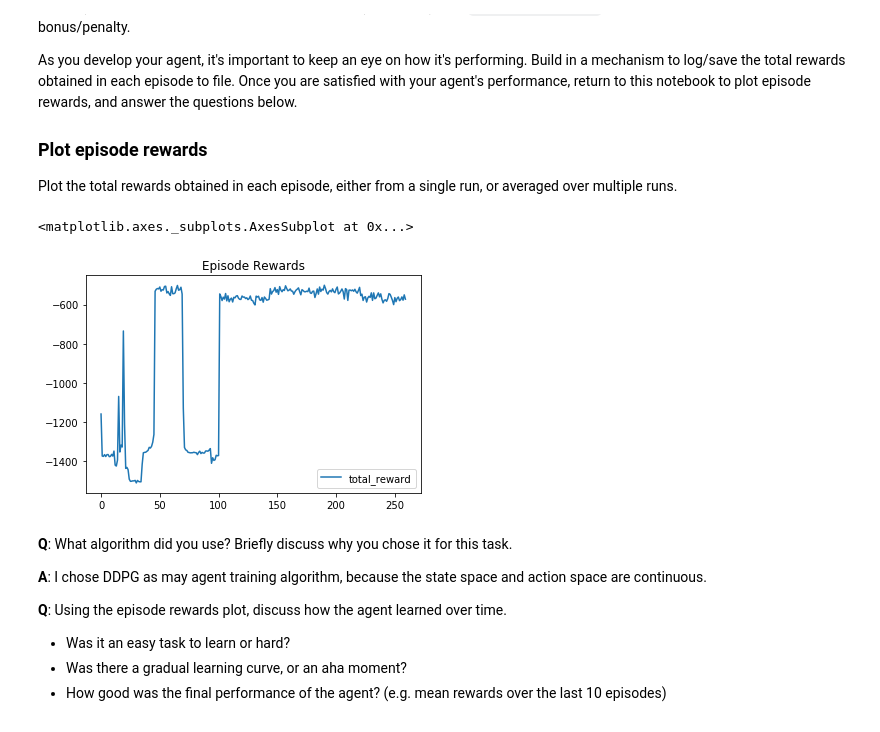
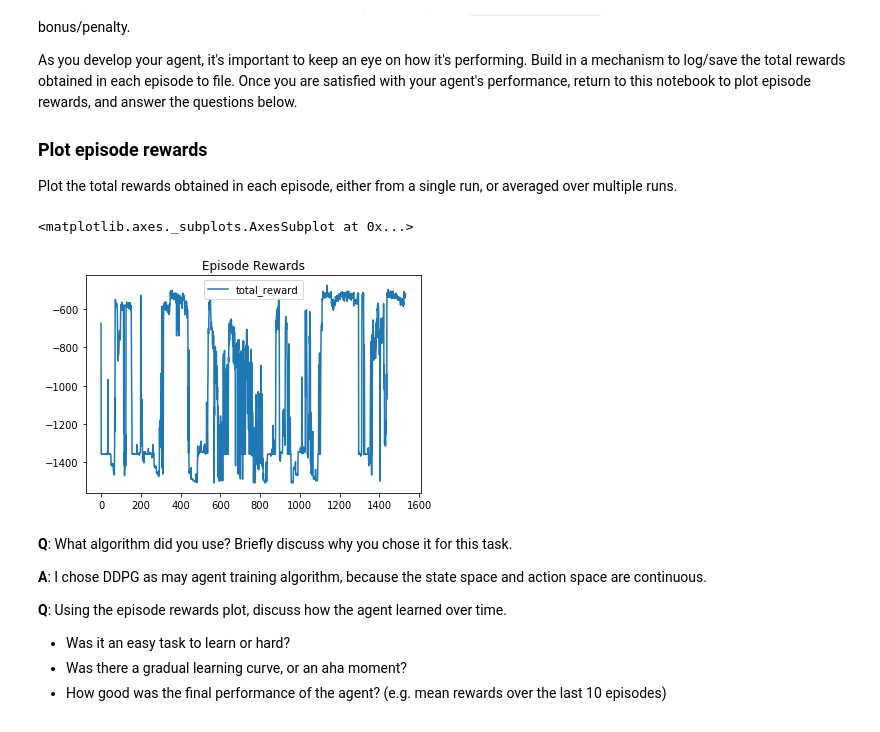
Before and after one commit to claudehotline/RL-Quadcopter, a Jupyter notebook: quad_controller_rl/notebooks/RL-Quadcopter.ipynb, the cells around one changed output. Saved outputs shown, nothing was run; the diff lists cells and outputs as text; code cells hidden in the pictures.

```diff
--- a/quad_controller_rl/notebooks/RL-Quadcopter.ipynb
+++ b/quad_controller_rl/notebooks/RL-Quadcopter.ipynb
@@ -144,16 +144,16 @@ Plot the total rewards obtained in each episode, either from a single run, or av
 # %%
 %matplotlib inline
 
 import pandas as pd
 from os.path import join, pardir
 
-file_name = 'stats_2018-05-19_02-54-39.csv'
+file_name = 'stats_2018-05-21_22-03-56.csv'
 
 df_stats = pd.read_csv(join(pardir, 'out', file_name))
 df_stats[['total_reward']].plot(title="Episode Rewards")
 # %% [output]
 <matplotlib.axes._subplots.AxesSubplot at 0x...>
-[figure, old version]
+[figure, new version]
 # %% [markdown]
 **Q**: What algorithm did you use? Briefly discuss why you chose it for this task.
 
```
Also changed, not shown: 4 other files.
